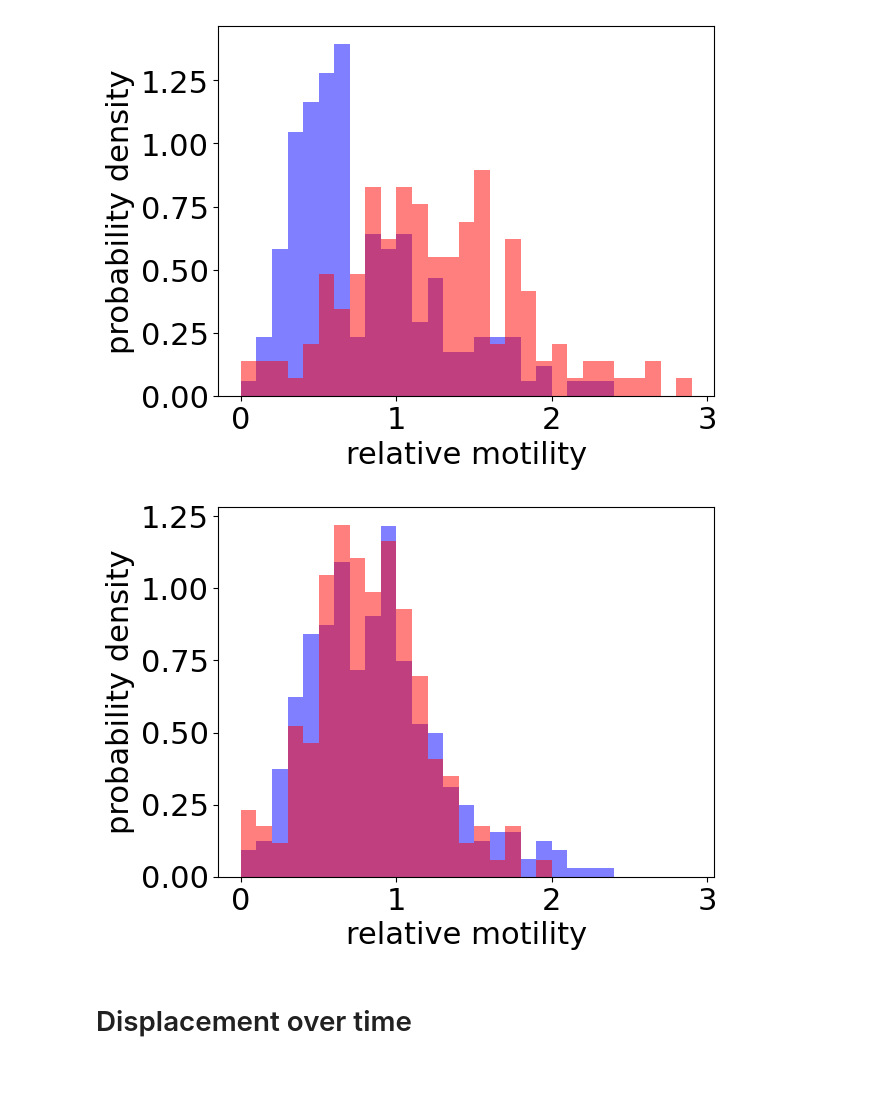
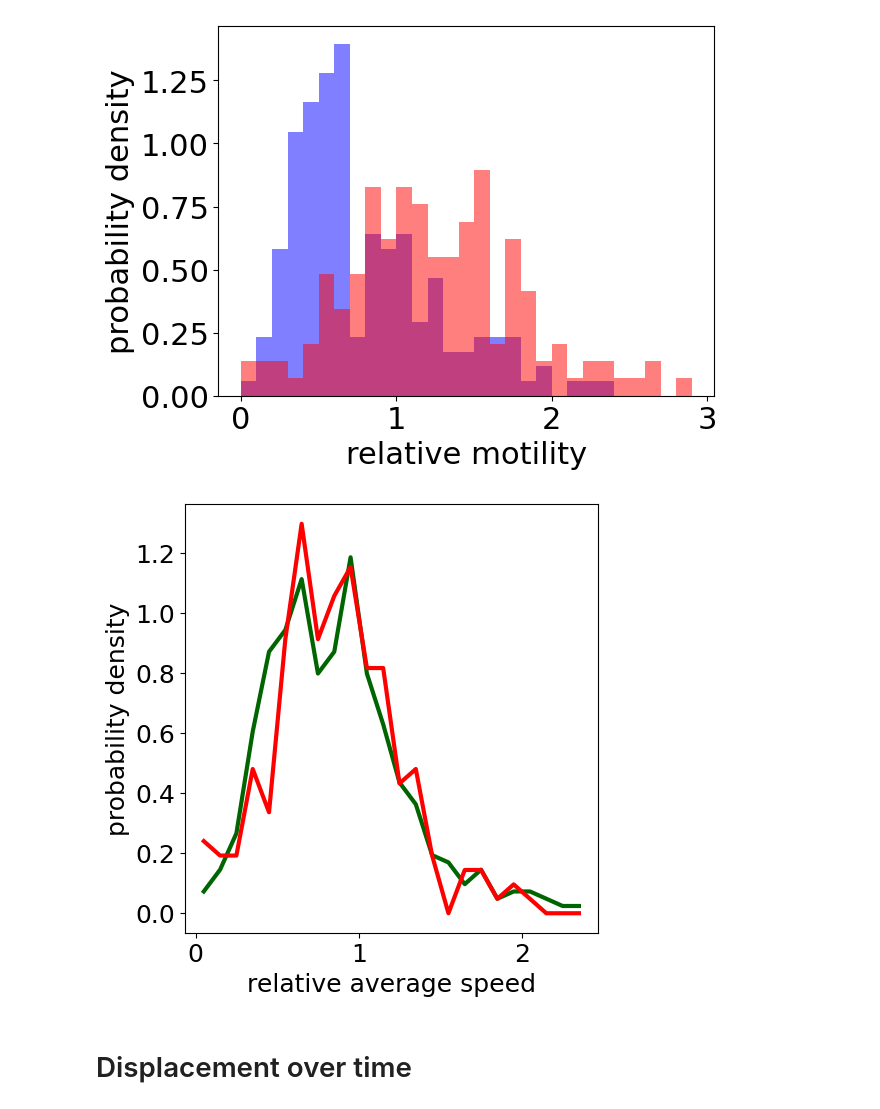
Before and after one commit to Dioscuri-Centre/phenotypic_heterogeneity, a Jupyter notebook: Tracking/cell_tracking.ipynb, the cells around one changed output. Drawn from its saved outputs; the diff is of its cells as text; code cells hidden in the pictures; blank space fills up the shorter version.

```diff
--- a/Tracking/cell_tracking.ipynb
+++ b/Tracking/cell_tracking.ipynb
@@ -17,6 +19,6 @@ import os
 # fix for ete
 os.environ['QT_QPA_PLATFORM']='offscreen'
 from ete3 import TreeStyle,NodeStyle
-plt.rcParams.update({'font.size': 10})
+plt.rcParams.update({'font.size': 18})
 # %% [markdown]
 # Load all necessary data
@@ -198,22 +240,32 @@ plt.savefig('distributions_avg_speed_cumulated.pdf',bbox_inches='tight')
 [figure]
 # %%
 # pool
-fig,ax = plt.subplots()
+fig,ax = plt.subplots(figsize=(5,5),layout="constrained")
 control_dat = [get_avg_speed(z) for z in (dat22_control,dat33_control,dat40_control)]
 tmz_dat = [get_avg_speed(z) for z in (dat22_500um,dat33_500um,dat40_500um)]
 means = [np.nanmean(np.concatenate((x,y))) for x,y in zip(control_dat,tmz_dat) ]
 
 control_dat = [x[x> 0]/y for x,y in zip(control_dat,means)]
 tmz_dat = [x[x>0]/(1.5*y) for x,y in zip(tmz_dat,means)]
 
-ax.hist(np.concatenate(control_dat),color='blue',density=True,alpha=0.5,bins=np.arange(0,3.0,0.1))
-ax.hist(np.concatenate(tmz_dat),color='red',density=True,alpha=0.5,bins=np.arange(0,3.0,0.1))
+c,b =np.histogram(np.concatenate(control_dat),bins=np.arange(0,2.5,0.1),density=True,)
+ax.plot((b[1:]+b[:-1])*0.5,c,c='darkgreen',lw=3)
+c,b =np.histogram(np.concatenate(tmz_dat),bins=np.arange(0,2.5,0.1),density=True,)
+ax.plot((b[1:]+b[:-1])*0.5,c,c='red',lw=3)
+
+# ax.plot(b,c,c='red')
+
+# ax.hist(np.concatenate(control_dat),color='darkgreen',density=True,alpha=0.8,bins=np.arange(0,2.5,0.1))
+# ax.hist(np.concatenate(tmz_dat),color='red',density=True,alpha=0.8,bins=np.arange(0,2.5,0.1))
+
+
+
 #ax.legend()
-ax.set_xlabel('relative motility')
+ax.set_xlabel('relative average speed')
 ax.set_ylabel('probability density')
-plt.savefig('distributions_avg_speed_cumulated.pdf',bbox_inches='tight')
+plt.savefig('/mnt/dioscuri-nas/Ilyas/distributions_avg_speed_cumulated_normed.svg')#,bbox_inches='tight')
 # %% [output]
-[figure, old version]
+[figure, new version]
 # %% [markdown]
 # Displacement over time
 # %%
```
Also changed, not shown: parts of 83 cells of this notebook, 44 other files.
